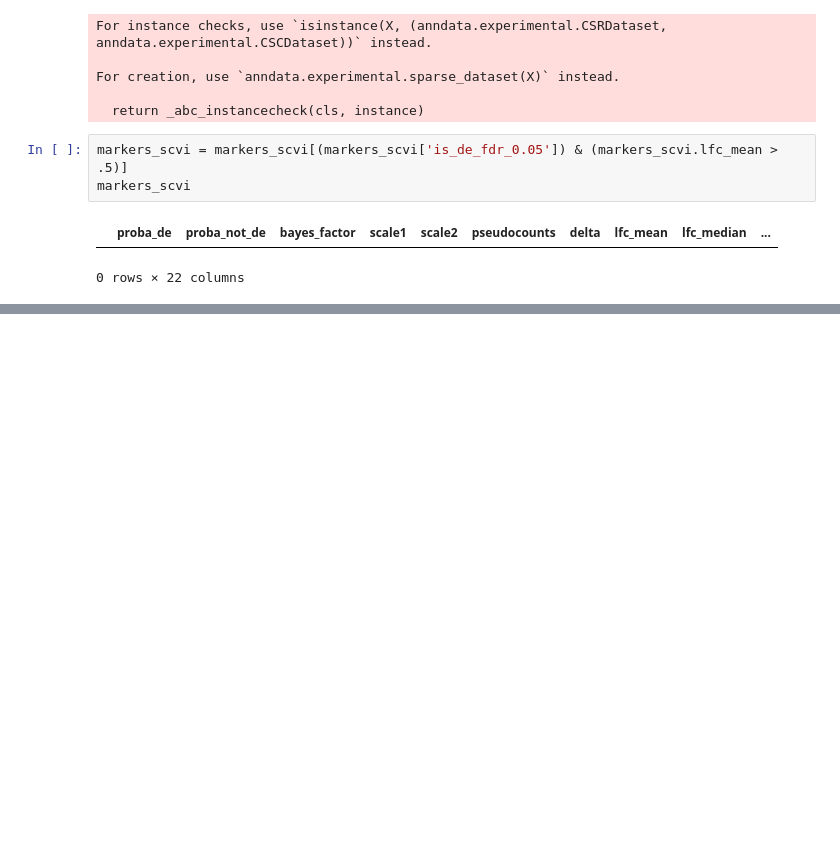
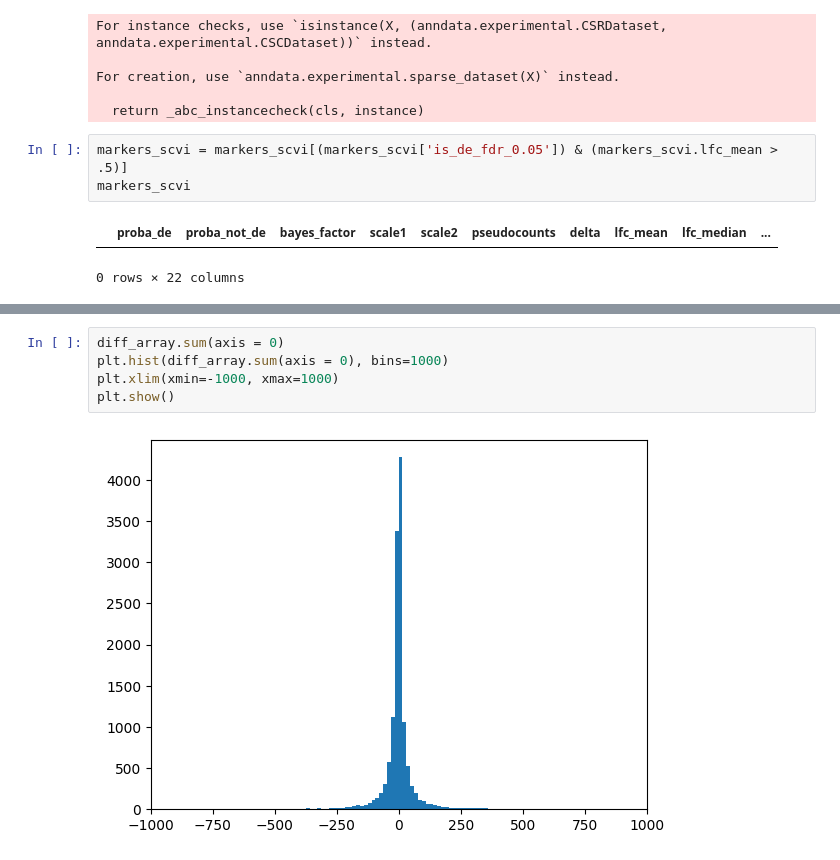
Before and after one commit to Formanj-0/UpDown_Project, a Jupyter notebook: WorkSpace/DEX_DATA4SSIT.ipynb, the cells around one changed output, grey strips where cells are left out. Cells and saved outputs as stored; diff of their text form; blank space fills up the shorter version.

```diff
--- a/WorkSpace/DEX_DATA4SSIT.ipynb
+++ b/WorkSpace/DEX_DATA4SSIT.ipynb
@@ -186,0 +296,7 @@ sc.pl.umap(adata, color = ["DUSP1"], frameon = False)
+# %%
+diff_array.sum(axis = 0)
+plt.hist(diff_array.sum(axis = 0), bins=1000)
+plt.xlim(xmin=-1000, xmax=1000)
+plt.show()
+# %% [output]
+[figure, added]
```
Also changed, not shown: parts of 15 cells of this notebook, 2 other files.
